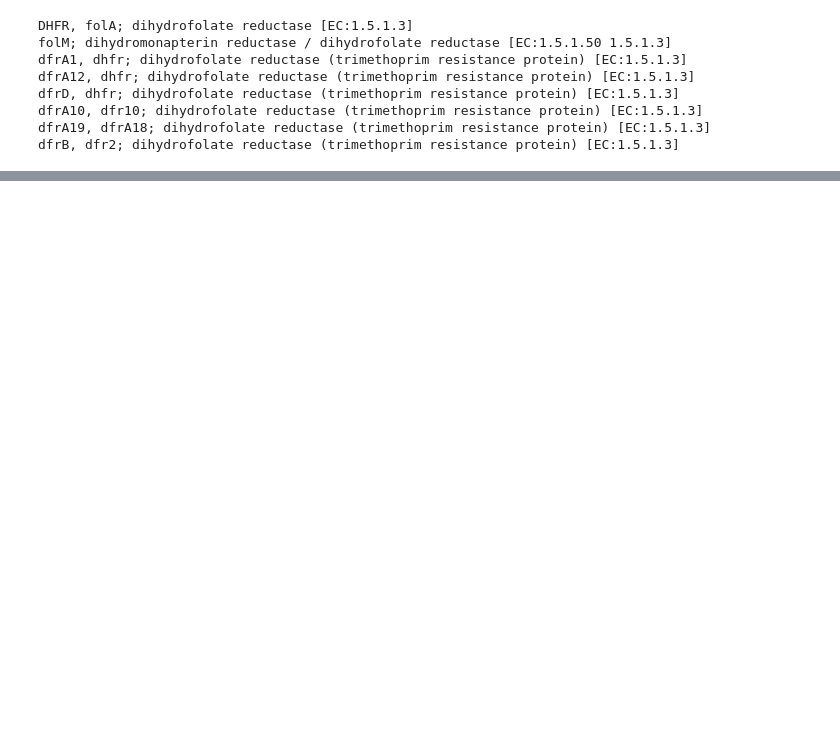
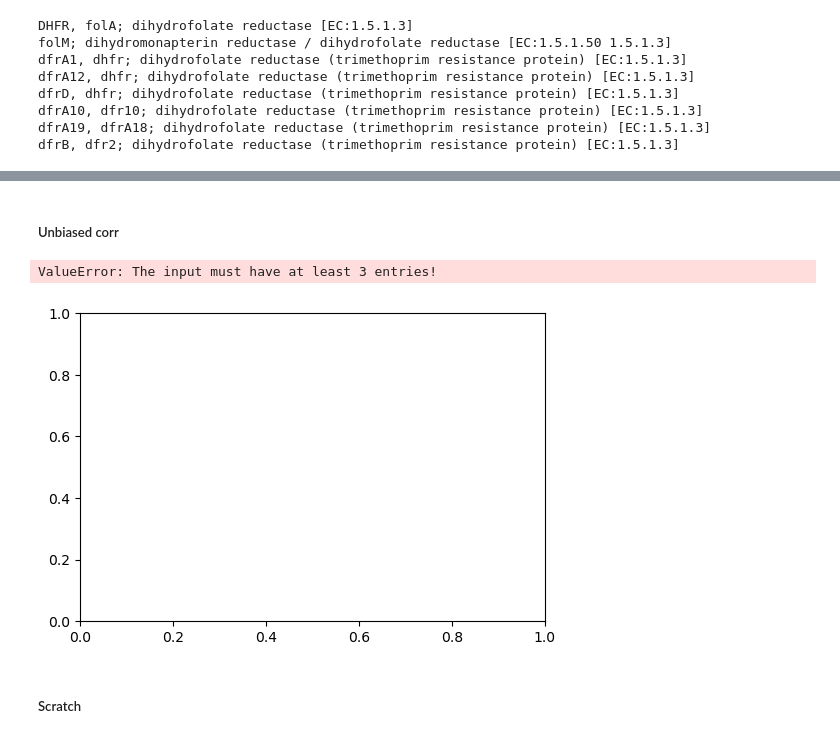
Before and after one commit to kbpi314/ampaim, a Jupyter notebook: code/AMPAIM_v10.ipynb, the cells around one changed output, grey strips where cells are left out. Drawn from its saved outputs; the diff is of its cells as text; code cells hidden in the pictures; blank space fills up the shorter version.

```diff
--- a/code/AMPAIM_v10.ipynb
+++ b/code/AMPAIM_v10.ipynb
@@ -2490,9 +2504,12 @@ df_merge.head()
 df_aimd = df_merge[df_merge['Diagnosis'] != 'Healthy']
 df = df_merge.copy()
 
-cats = ['none','remission','mild','moderate','severe']
+#cats = ['none','remission','mild','moderate','severe']
+cats = ['none','mild','moderate','severe']
 
-for m in ['shannon_entropy','Anaerotignum','Coprobacter','Clostridium','Akkermansia','Roseburia','Faecalibacterium','Phascolarctobacterium']:
+for m in ['shannon_entropy',
+          'Anaerotignum','Coprobacter','Clostridium','Akkermansia','Roseburia','Faecalibacterium','Phascolarctobacterium',
+         'Prevotella_copri']:
     print(m)
     subdfs = []
     for s in cats:
@@ -2744,0 +3180,73 @@ Adenosylcobinamide
+# %% [markdown]
+##### Unbiased corr #####
+# %%
+# merge and select corr
+df_merge = pd.concat([df_fxn,
+                      L_to_otu['L6'].drop('Diagnosis',axis=1),
+                      L_to_otu['L7'].drop('Diagnosis',axis=1),
+                      df_ko,
+                     df_cs_merge],axis=1)
+df_merge = rename_df(df_merge,'Diagnosis')
+
+df_merge = df_merge.rename(columns=KO_to_p)
+df_merge = df_merge.loc[:,~df_merge.columns.duplicated()].copy()
+
+df_merge.head()
+
+# correlation of severity with variables of interest
+for x in df_merge.columns:
+    try:
+
+        r, p = scipy.stats.spearmanr(a=df_merge['num_severity'],b=df_merge[x].astype(float),nan_policy='omit')
+
+        if p<0.1:
+            #print(x)
+            #print(r,p)
+            plt.figure(figsize=(6,4))
+            sns.scatterplot(x=x,y='num_severity',hue='Diagnosis',data=df_merge)
+            plt.xlabel(x.split(';')[-1])
+            plt.savefig(path + 'outputs/jobs33/' + x.replace('/','_') + str(np.round(r,3)) + '_' + str(np.round(p,3)) + '.pdf')
+            plt.close()
+    except:
+        continue
+
+# corr num_severity
+# %% [output]
+ValueError: The input must have at least 3 entries!
+# %%
+# PsA v RA only
+df_merge = pd.concat([df_fxn,
+                      L_to_otu['L6'].drop('Diagnosis',axis=1),
+                      L_to_otu['L7'].drop('Diagnosis',axis=1),
+                      df_ko,
+                     df_cs_merge],axis=1)
+df_merge = rename_df(df_merge,'Diagnosis')
+
+df_merge = df_merge.rename(columns=KO_to_p)
+df_merge = df_merge.loc[:,~df_merge.columns.duplicated()].copy()
+df_merge = df_merge[df_merge['Diagnosis'].isin(['Healthy','PsA','RA'])]
+
+df_merge.head()
+
+# correlation of severity with variables of interest
+for x in df_merge.columns:
+    try:
+
+        r, p = scipy.stats.spearmanr(a=df_merge['num_severity'],b=df_merge[x].astype(float),nan_policy='omit')
+
+        if p<0.1:
+            #print(x)
+            #print(r,p)
+            plt.figure(figsize=(6,4))
+            sns.scatterplot(x=x,y='num_severity',hue='Diagnosis',data=df_merge)
+            plt.xlabel(x.split(';')[-1])
+            plt.savefig(path + 'outputs/jobs34/' + x.replace('/','_') + str(np.round(r,3)) + '_' + str(np.round(p,3)) + '.pdf')
+            plt.close()
+    except:
+        continue
+
+# corr num_severity
+# %% [output]
+[figure, added]
+# %% [markdown]
+##### Scratch #####
```
Also changed, not shown: parts of 25 cells of this notebook.
